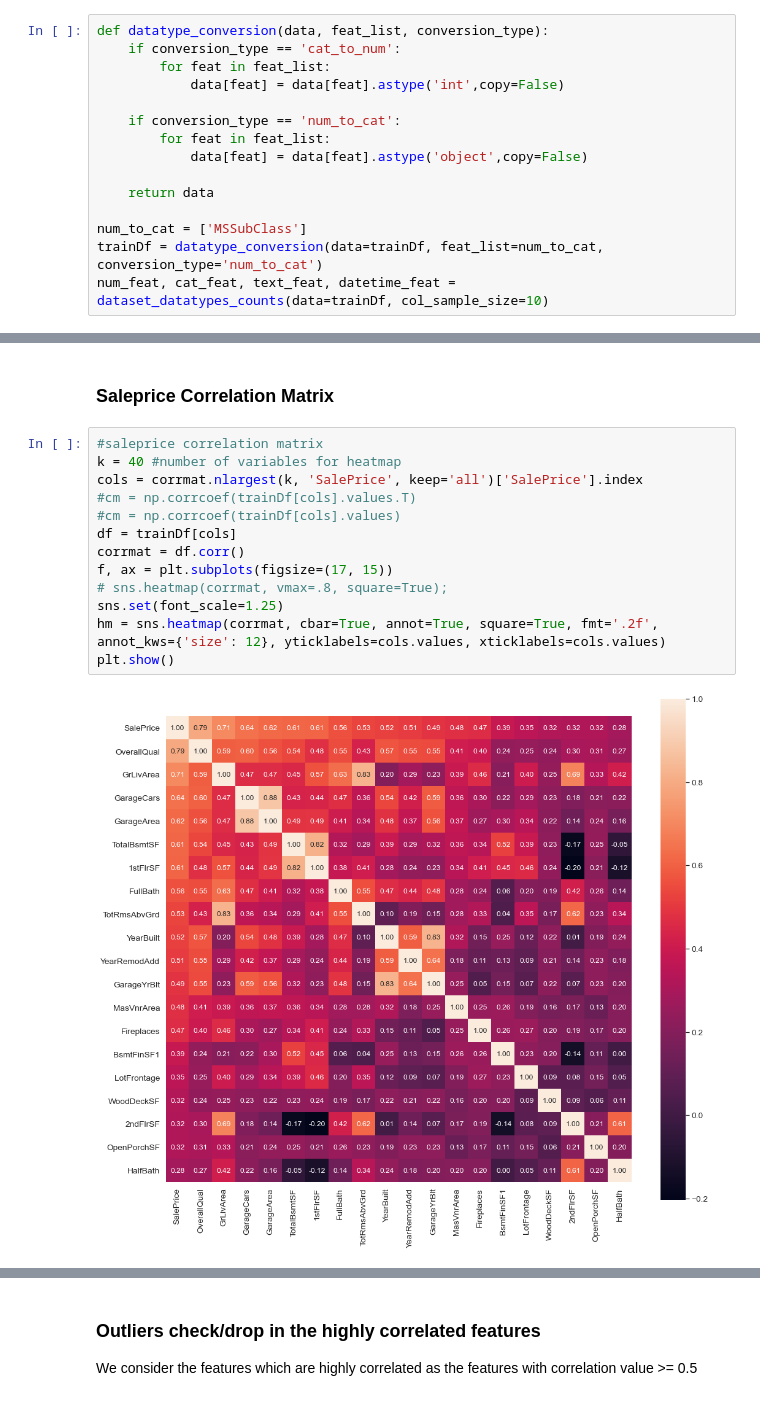
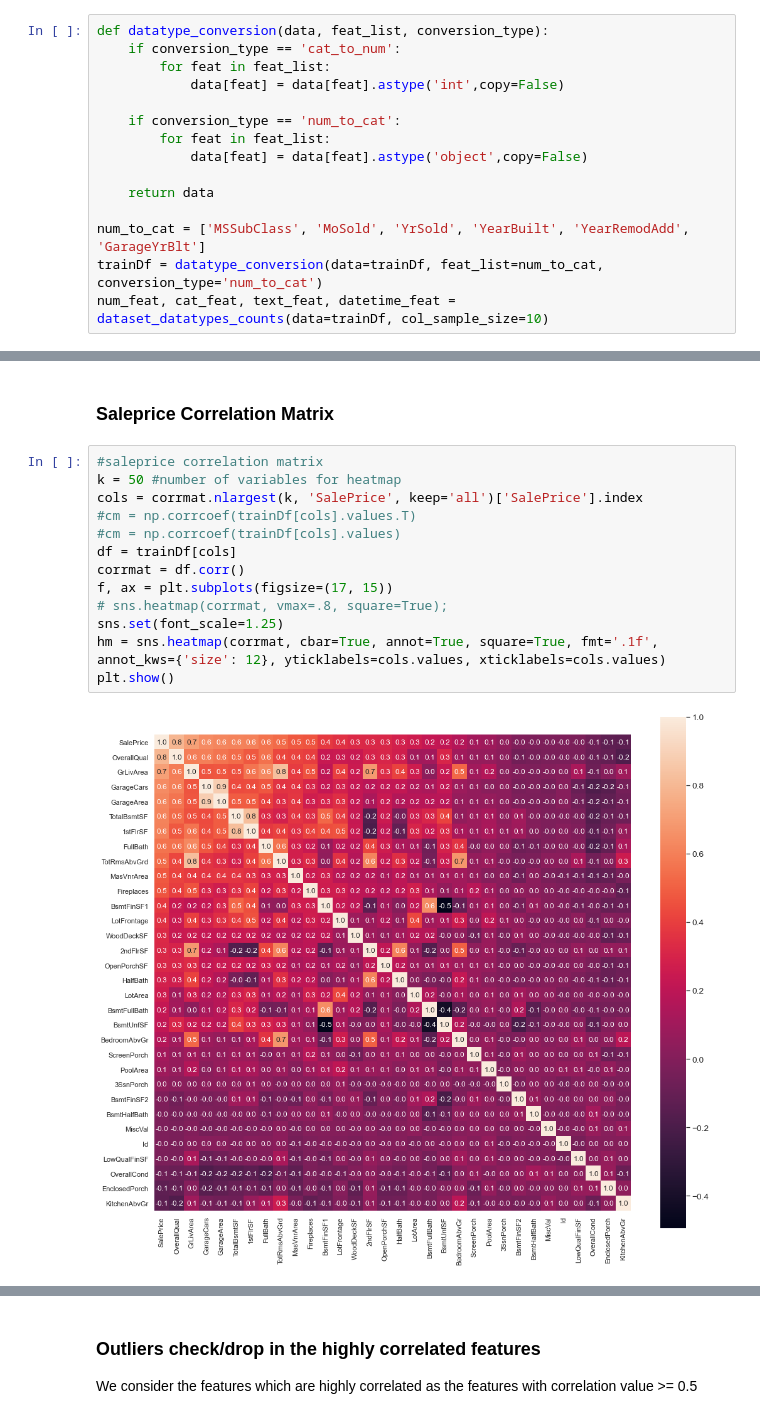
Before and after one commit to rvalusa2108/Scikit-Learn_Pipeline-House_Price_Prediction-Kaggle, a Jupyter notebook: house-prices-advanced-regression-techniques/House_Price_Prediction-AdvanceRegression.ipynb, the cells around one changed output, grey strips where cells are left out. Drawn from its saved outputs; the diff is of its cells as text.

```diff
--- a/house-prices-advanced-regression-techniques/House_Price_Prediction-AdvanceRegression.ipynb
+++ b/house-prices-advanced-regression-techniques/House_Price_Prediction-AdvanceRegression.ipynb
@@ -126,6 +138,6 @@ def datatype_conversion(data, feat_list, conversion_type):
 
     return data
 
-num_to_cat = ['MSSubClass']
+num_to_cat = ['MSSubClass', 'MoSold', 'YrSold', 'YearBuilt', 'YearRemodAdd', 'GarageYrBlt']
 trainDf = datatype_conversion(data=trainDf, feat_list=num_to_cat, conversion_type='num_to_cat')
 num_feat, cat_feat, text_feat, datetime_feat = dataset_datatypes_counts(data=trainDf, col_sample_size=10)
@@ -185,19 +416,19 @@ sns.heatmap(corrmat, vmax=.9, annot=True, square=True, fmt='.1f', annot_kws={'si
 ### **Saleprice Correlation Matrix**
 # %%
 #saleprice correlation matrix
-k = 40 #number of variables for heatmap
+k = 50 #number of variables for heatmap
 cols = corrmat.nlargest(k, 'SalePrice', keep='all')['SalePrice'].index
 #cm = np.corrcoef(trainDf[cols].values.T)
 #cm = np.corrcoef(trainDf[cols].values)
 df = trainDf[cols]
 corrmat = df.corr()
 f, ax = plt.subplots(figsize=(17, 15))
 # sns.heatmap(corrmat, vmax=.8, square=True);
 sns.set(font_scale=1.25)
-hm = sns.heatmap(corrmat, cbar=True, annot=True, square=True, fmt='.2f', annot_kws={'size': 12}, yticklabels=cols.values, xticklabels=cols.values)
+hm = sns.heatmap(corrmat, cbar=True, annot=True, square=True, fmt='.1f', annot_kws={'size': 12}, yticklabels=cols.values, xticklabels=cols.values)
 plt.show()
 # %% [output]
-[figure, old version]
+[figure, new version]
 # %%
 s = corrmat['SalePrice'].sort_values(ascending=False)
 s
```
Also changed, not shown: parts of 32 cells of this notebook, 7 other files.
